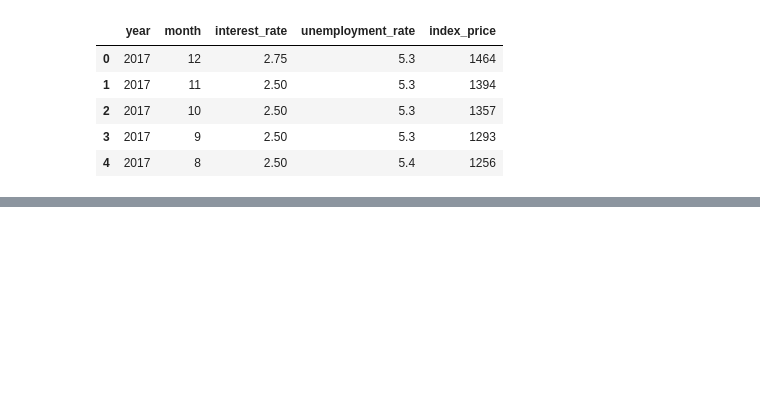
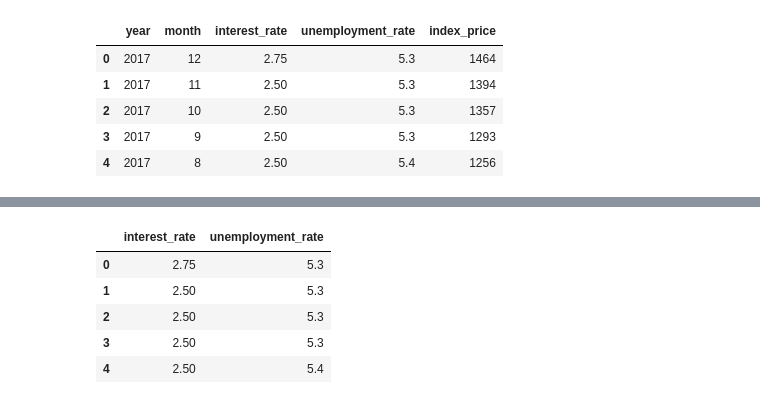
Before and after one commit to AyushPratap05/ML, a Jupyter notebook: multiliner.ipynb, the cells around one changed output, grey strips where cells are left out. Cells and saved outputs as stored; diff of their text form; code cells hidden in the pictures; blank space fills up the shorter version.

```diff
--- a/multiliner.ipynb
+++ b/multiliner.ipynb
@@ -38,0 +57,12 @@ df.head()
+# %%
+X= df_index.iloc[:,:-1]
+y= df_index.iloc[:,-1]
+# %%
+X.head()
+# %% [output]
+|  | interest_rate | unemployment_rate |
+| 0 | 2.75 | 5.3 |
+| 1 | 2.50 | 5.3 |
+| 2 | 2.50 | 5.3 |
+| 3 | 2.50 | 5.3 |
+| 4 | 2.50 | 5.4 |
```
Also changed, not shown: parts of 13 cells of this notebook.
